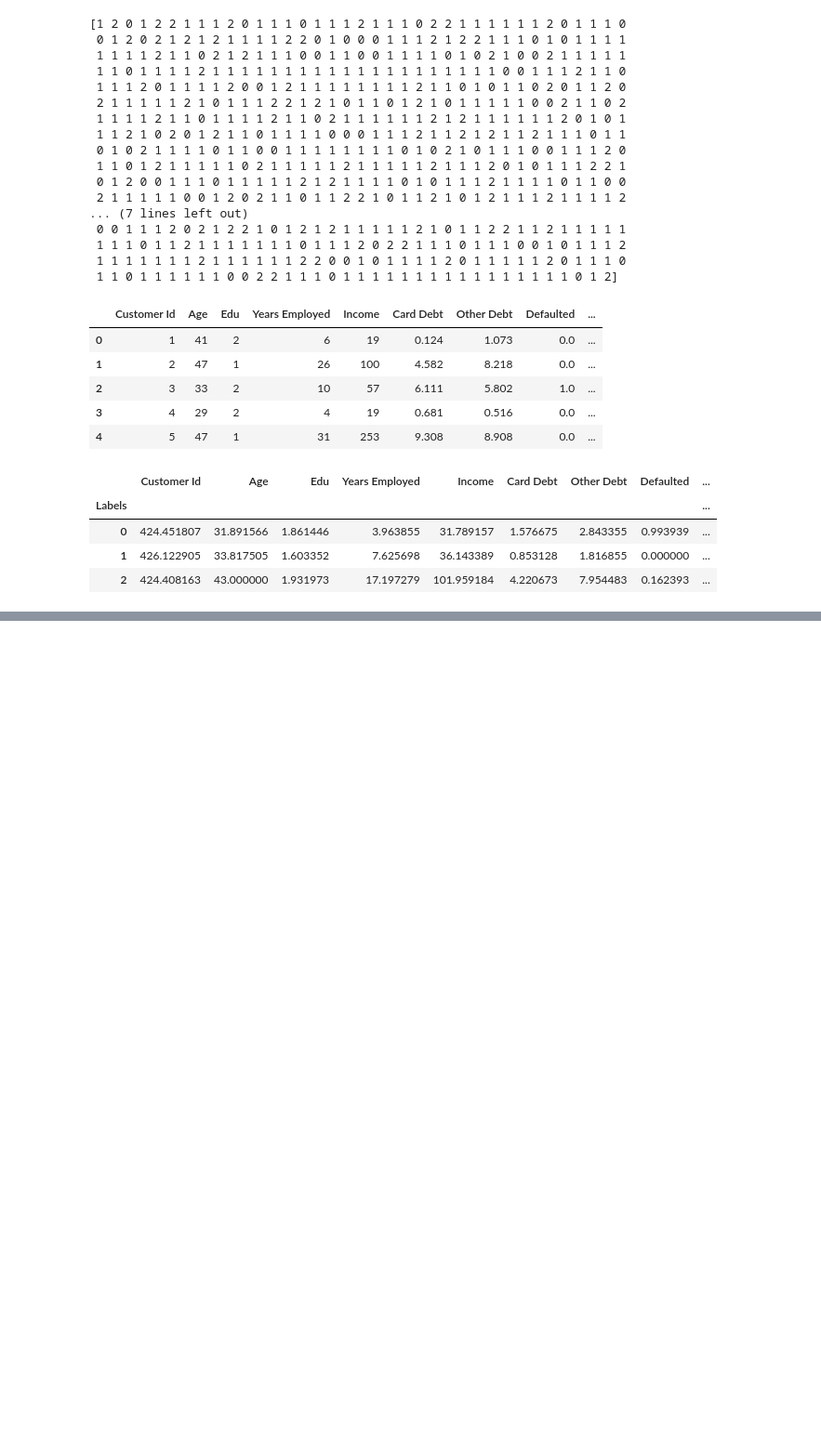
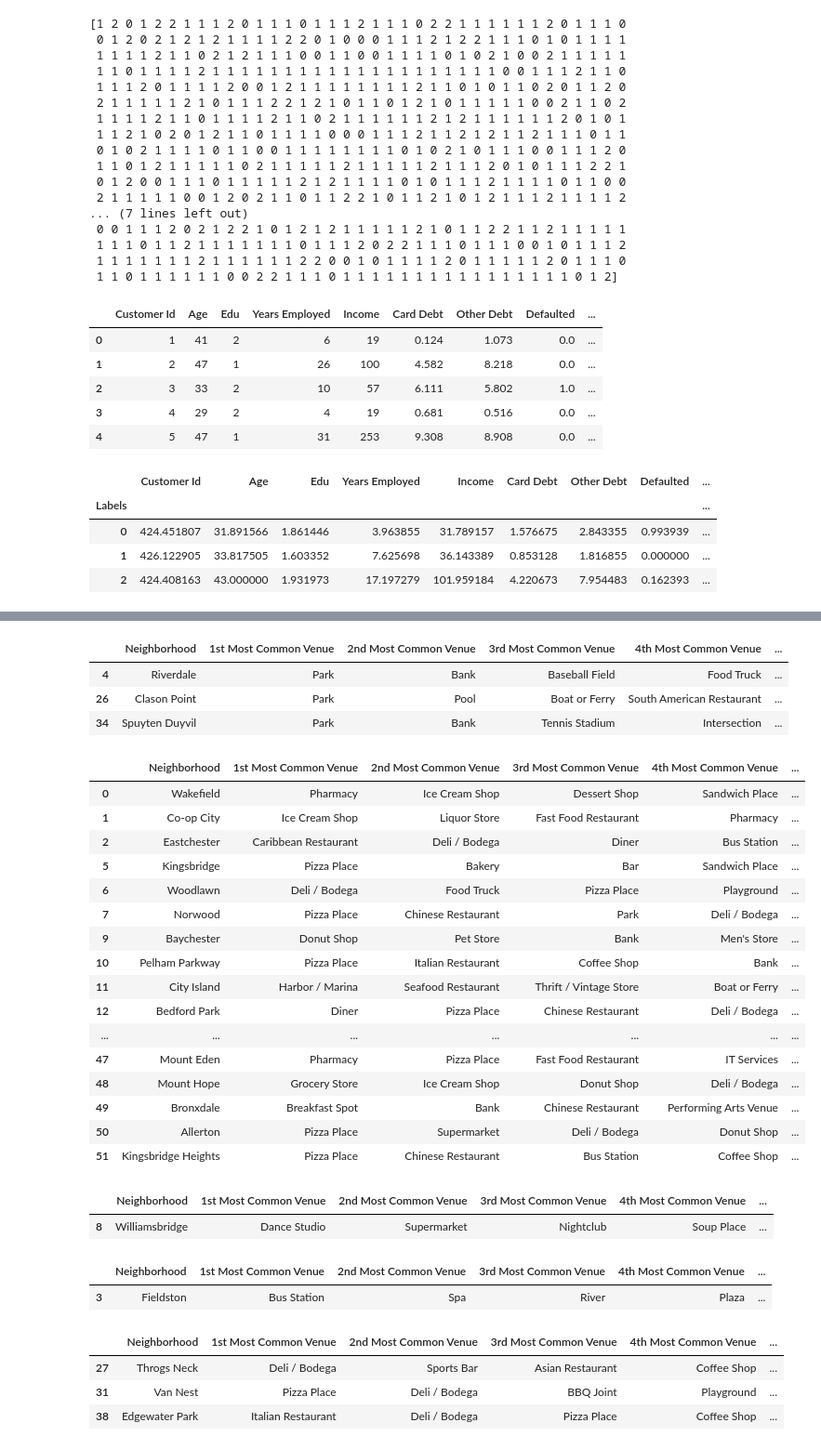
Before and after one commit to Pranjita1/clustering---kmeans, a Jupyter notebook: K_means_clustering.ipynb, the cells around one changed output, grey strips where cells are left out. Shown at 93% size. Drawn from its saved outputs; the diff is of its cells as text; code cells hidden in the pictures; blank space fills up the shorter version.

```diff
--- a/K_means_clustering.ipynb
+++ b/K_means_clustering.ipynb
@@ -225,0 +660,12 @@ cust_df.groupby('Labels').mean()
+# %%
+num_top_venues = 5
+
+for hood in b_grouped['Neighborhood']:
+    print("----"+hood+"----")
+    temp = b_grouped[b_grouped['Neighborhood'] == hood].T.reset_index()
+    temp.columns = ['venue','freq']
+    temp = temp.iloc[1:]
+    temp['freq'] = temp['freq'].astype(float)
+    temp = temp.round({'freq': 2})
+    print(temp.sort_values('freq', ascending=False).reset_index(drop=True).head(num_top_venues))
+    print('\n')
@@ -225,0 +724,21 @@ cust_df.groupby('Labels').mean()
+# %%
+# set number of clusters
+kclusters = 5
+
+b_grouped_clustering = b_grouped.drop('Neighborhood', 1)
+
+# run k-means clustering
+kmeans = KMeans(n_clusters=kclusters, random_state=0).fit(b_grouped_clustering)
+
+# check cluster labels generated for each row in the dataframe
+kmeans.labels_[0:10]
+
+# add clustering labels
+neighborhoods_venues_sorted.insert(0, 'Cluster Labels', kmeans.labels_)
+
+b_merged = bronx_data
+
+# merge toronto_grouped with toronto_data to add latitude/longitude for each neighborhood
+b_merged = b_merged.join(neighborhoods_venues_sorted.set_index('Neighborhood'), on='Neighborhood')
+
+b_merged.head() # check the last columns!
@@ -225,0 +778,45 @@ cust_df.groupby('Labels').mean()
+# %%
+b_merged.loc[b_merged['Cluster Labels'] == 0, b_merged.columns[[1] + list(range(5, b_merged.shape[1]))]]
+# %% [output]
+|  | Neighborhood | 1st Most Common Venue | 2nd Most Common Venue | 3rd Most Common Venue | 4th Most Common Venue | ... |
+| 4 | Riverdale | Park | Bank | Baseball Field | Food Truck | ... |
+| 26 | Clason Point | Park | Pool | Boat or Ferry | South American Restaurant | ... |
+| 34 | Spuyten Duyvil | Park | Bank | Tennis Stadium | Intersection | ... |
+# %%
+city_centre = b_merged.loc[b_merged['Cluster Labels'] == 1, b_merged.columns[[1] + list(range(5, b_merged.shape[1]))]]
+#manhattan_merged.loc[manhattan_merged['Cluster Labels'] == 1, manhattan_merged.columns[[1] + list(range(5, manhattan_merged.shape[1]))]]#
+# %% [output]
+|  | Neighborhood | 1st Most Common Venue | 2nd Most Common Venue | 3rd Most Common Venue | 4th Most Common Venue | ... |
+| 0 | Wakefield | Pharmacy | Ice Cream Shop | Dessert Shop | Sandwich Place | ... |
+| 1 | Co-op City | Ice Cream Shop | Liquor Store | Fast Food Restaurant | Pharmacy | ... |
+| 2 | Eastchester | Caribbean Restaurant | Deli / Bodega | Diner | Bus Station | ... |
+| 5 | Kingsbridge | Pizza Place | Bakery | Bar | Sandwich Place | ... |
+| 6 | Woodlawn | Deli / Bodega | Food Truck | Pizza Place | Playground | ... |
+| 7 | Norwood | Pizza Place | Chinese Restaurant | Park | Deli / Bodega | ... |
+| 9 | Baychester | Donut Shop | Pet Store | Bank | Men's Store | ... |
+| 10 | Pelham Parkway | Pizza Place | Italian Restaurant | Coffee Shop | Bank | ... |
+| 11 | City Island | Harbor / Marina | Seafood Restaurant | Thrift / Vintage Store | Boat or Ferry | ... |
+| 12 | Bedford Park | Diner | Pizza Place | Chinese Restaurant | Deli / Bodega | ... |
+| ... | ... | ... | ... | ... | ... | ... |
+| 47 | Mount Eden | Pharmacy | Pizza Place | Fast Food Restaurant | IT Services | ... |
+| 48 | Mount Hope | Grocery Store | Ice Cream Shop | Donut Shop | Deli / Bodega | ... |
+| 49 | Bronxdale | Breakfast Spot | Bank | Chinese Restaurant | Performing Arts Venue | ... |
+| 50 | Allerton | Pizza Place | Supermarket | Deli / Bodega | Donut Shop | ... |
+| 51 | Kingsbridge Heights | Pizza Place | Chinese Restaurant | Bus Station | Coffee Shop | ... |
+# %%
+b_merged.loc[b_merged['Cluster Labels'] == 2, b_merged.columns[[1] + list(range(5, b_merged.shape[1]))]]
+# %% [output]
+|  | Neighborhood | 1st Most Common Venue | 2nd Most Common Venue | 3rd Most Common Venue | 4th Most Common Venue | ... |
+| 8 | Williamsbridge | Dance Studio | Supermarket | Nightclub | Soup Place | ... |
+# %%
+b_merged.loc[b_merged['Cluster Labels'] == 3, b_merged.columns[[1] + list(range(5, b_merged.shape[1]))]]
+# %% [output]
+|  | Neighborhood | 1st Most Common Venue | 2nd Most Common Venue | 3rd Most Common Venue | 4th Most Common Venue | ... |
+| 3 | Fieldston | Bus Station | Spa | River | Plaza | ... |
+# %%
+b_merged.loc[b_merged['Cluster Labels'] == 4, b_merged.columns[[1] + list(range(5, b_merged.shape[1]))]]
+# %% [output]
+|  | Neighborhood | 1st Most Common Venue | 2nd Most Common Venue | 3rd Most Common Venue | 4th Most Common Venue | ... |
+| 27 | Throgs Neck | Deli / Bodega | Sports Bar | Asian Restaurant | Coffee Shop | ... |
+| 31 | Van Nest | Pizza Place | Deli / Bodega | BBQ Joint | Playground | ... |
+| 38 | Edgewater Park | Italian Restaurant | Deli / Bodega | Pizza Place | Coffee Shop | ... |
```
Also changed, not shown: parts of 46 cells of this notebook.
